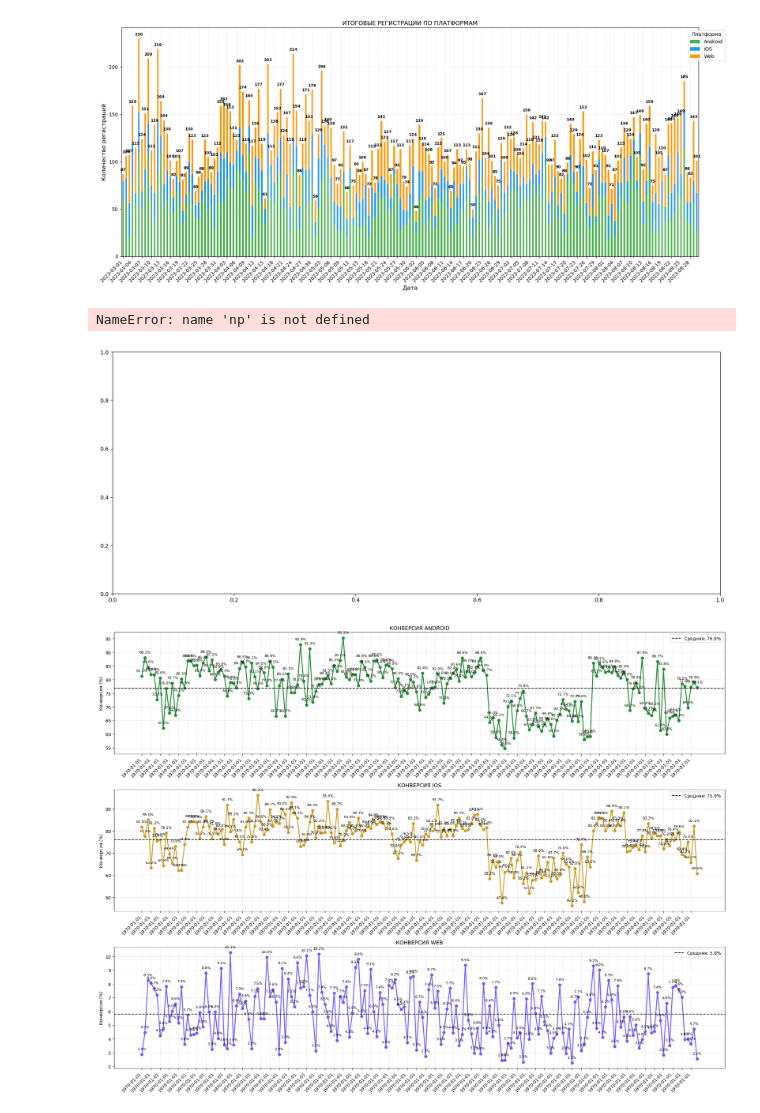
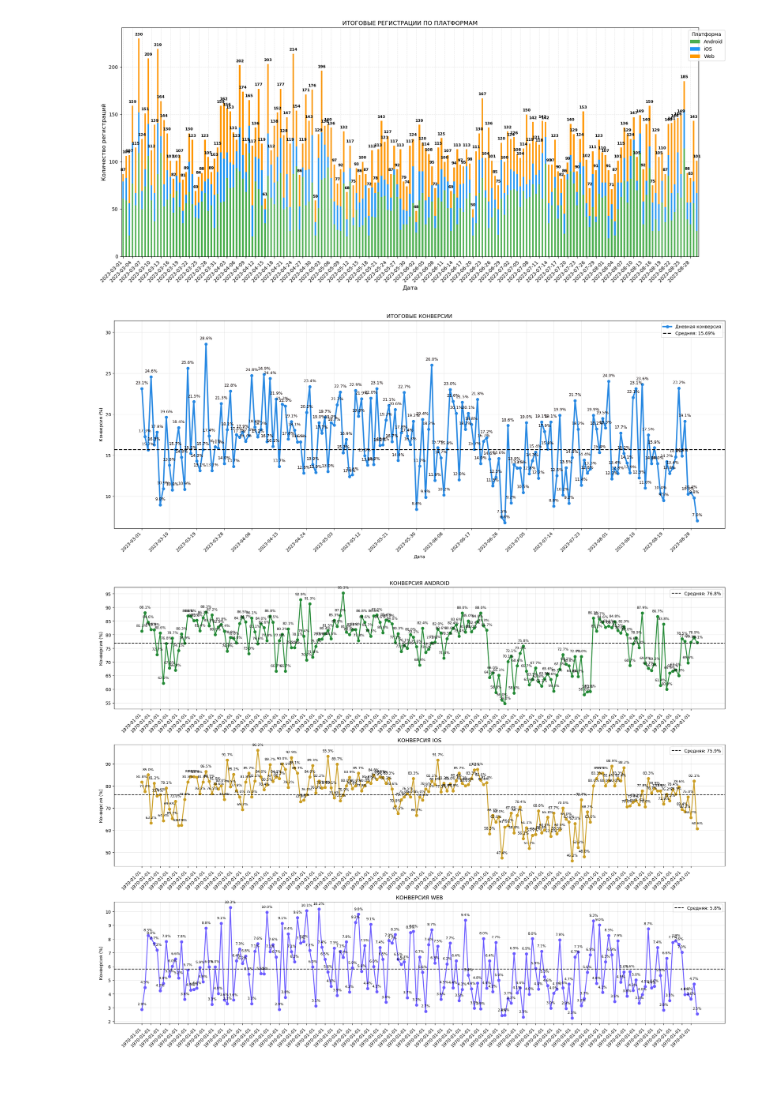
Before and after one commit to EvgenyPerevera/data-analytics-project-100, a Jupyter notebook: charts_project.ipynb, the cells around one changed output. Saved outputs shown, nothing was run; the diff lists cells and outputs as text; code cells hidden in the pictures; blank space fills up the shorter version.

Commit message:
Data analytics project with conversion analysis

```diff
--- a/charts_project.ipynb
+++ b/charts_project.ipynb
@@ -212,7 +213,7 @@ if 'visits_grouped' in locals() and 'regs_grouped' in locals():
     final_df = merged_df.sort_values(['date_group', 'platform']).reset_index(drop=True)
 
     # Преобразуем даты в timestamp
-    final_df['date_group'] = (pd.to_datetime(final_df['date_group']).astype('int64') // 10**6) * 10**6
+    final_df['date_group'] = pd.to_datetime(final_df['date_group']).astype('int64') // 10**6
 
     # Правильный порядок столбцов
     final_df = final_df[['date_group', 'platform', 'visits', 'registrations', 'conversion']]
@@ -532,8 +533,6 @@ plt.savefig(output_path, bbox_inches='tight', dpi=300)
 # ГРАФИК ИТОГОВЫХ КОНВЕРСИЙ
 
 fig, ax = plt.subplots(figsize=(20, 8))
-
-# Преобразование дат
 ads_final['date_normal'] = pd.to_datetime(ads_final['date_group'], unit='ms')
 
 # Фильтруем даты
@@ -572,39 +571,36 @@ for pos, conv in zip(x_pos, filtered_data['conversion']):
 total_visits = filtered_data['visits'].sum()
 total_regs = filtered_data['registrations'].sum()
 overall_conv = round(total_regs / total_visits * 100, 2) if total_visits > 0 else 0
 
 ax.axhline(y=overall_conv, color="#000000", linestyle='--', linewidth=2,
            label=f'Средняя: {overall_conv}%')
 
 # Настройка осей X
-step = max(1, len(filtered_data) // 20)
+step = max(1, len(filtered_data) // 20)  # Примерно 20 меток
 xticks = list(range(0, len(filtered_data), step))
 ax.set_xticks(xticks)
 ax.set_xticklabels([dates.iloc[i] for i in xticks], rotation=45, ha='right')
 
 # Добавляем заголовки
-ax.set_title(f'ИТОГОВЫЕ КОНВЕРСИИ\nс 2023-03-01 по 2023-08-31')
+ax.set_title(f'ИТОГОВЫЕ КОНВЕРСИИ')
 ax.set_ylabel('Конверсия (%)')
 ax.set_xlabel('Дата')
 ax.legend(loc='upper right')
 ax.grid(True, alpha=0.3)
 
 # Устанавливаем пределы оси Y с проверкой
 if len(filtered_data) > 0:
     y_min = max(0, filtered_data['conversion'].min() * 0.9)
     y_max = filtered_data['conversion'].max() * 1.1
     ax.set_ylim(y_min, y_max)
 else:
     ax.set_ylim(0, 100)
 
 plt.tight_layout()
-
-# Сохраняем и показываем график
 plt.savefig(charts_dir / 'total_conversion.png', dpi=300, bbox_inches='tight')
 plt.show()
 # %% [output]
-NameError: name 'np' is not defined
-[figure, old version]
+[figure, new version]
 # %%
 # ГРАФИК КОНВЕРСИЙ ПО ПЛАТФОРМАМ
 
```
Also changed, not shown: parts of 2 cells of this notebook, 2 other files.
